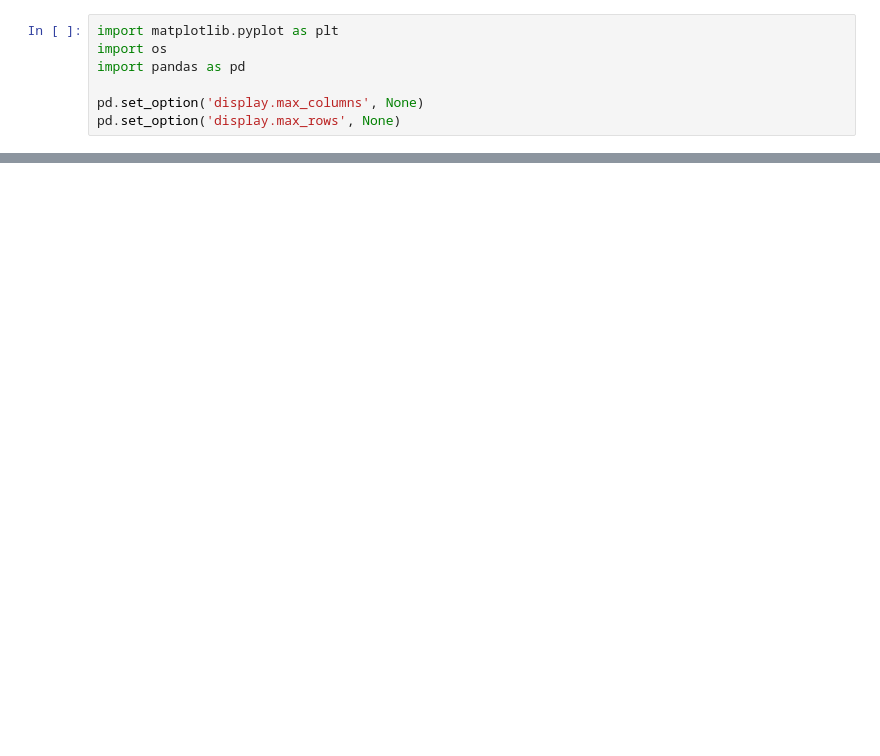
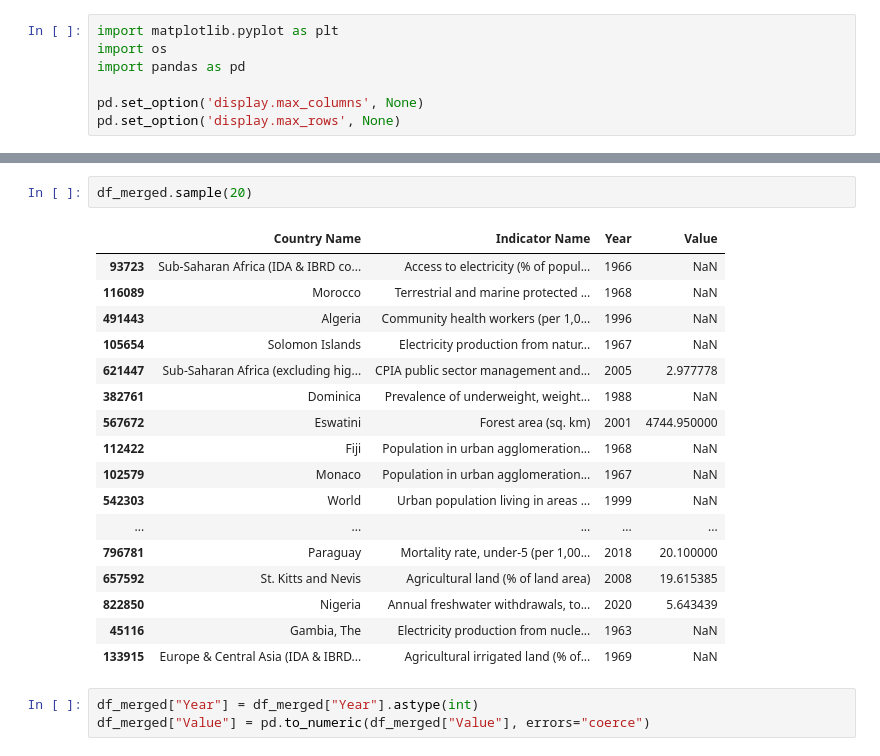
Before and after one commit to benkwan26/carbon_dioxide_emissions, a Jupyter notebook: notebooks/00_data_split.ipynb, the cells around one changed output, grey strips where cells are left out. Cells and saved outputs as stored; diff of their text form; blank space fills up the shorter version.

```diff
--- a/notebooks/00_data_split.ipynb
+++ b/notebooks/00_data_split.ipynb
@@ -42,0 +98,23 @@ df.drop(columns=['Indicator Name', '1960', '1961', '1962', '1963', '1964', '1965
+# %%
+df_merged.sample(20)
+# %% [output]
+|  | Country Name | Indicator Name | Year | Value |
+| 93723 | Sub-Saharan Africa (IDA & IBRD co... | Access to electricity (% of popul... | 1966 | NaN |
+| 116089 | Morocco | Terrestrial and marine protected ... | 1968 | NaN |
+| 491443 | Algeria | Community health workers (per 1,0... | 1996 | NaN |
+| 105654 | Solomon Islands | Electricity production from natur... | 1967 | NaN |
+| 621447 | Sub-Saharan Africa (excluding hig... | CPIA public sector management and... | 2005 | 2.977778 |
+| 382761 | Dominica | Prevalence of underweight, weight... | 1988 | NaN |
+| 567672 | Eswatini | Forest area (sq. km) | 2001 | 4744.950000 |
+| 112422 | Fiji | Population in urban agglomeration... | 1968 | NaN |
+| 102579 | Monaco | Population in urban agglomeration... | 1967 | NaN |
+| 542303 | World | Urban population living in areas ... | 1999 | NaN |
+| ... | ... | ... | ... | ... |
+| 796781 | Paraguay | Mortality rate, under-5 (per 1,00... | 2018 | 20.100000 |
+| 657592 | St. Kitts and Nevis | Agricultural land (% of land area) | 2008 | 19.615385 |
+| 822850 | Nigeria | Annual freshwater withdrawals, to... | 2020 | 5.643439 |
+| 45116 | Gambia, The | Electricity production from nucle... | 1963 | NaN |
+| 133915 | Europe & Central Asia (IDA & IBRD... | Agricultural irrigated land (% of... | 1969 | NaN |
+# %%
+df_merged["Year"] = df_merged["Year"].astype(int)
+df_merged["Value"] = pd.to_numeric(df_merged["Value"], errors="coerce")
```
Also changed, not shown: parts of 25 cells of this notebook, 4 other files.
